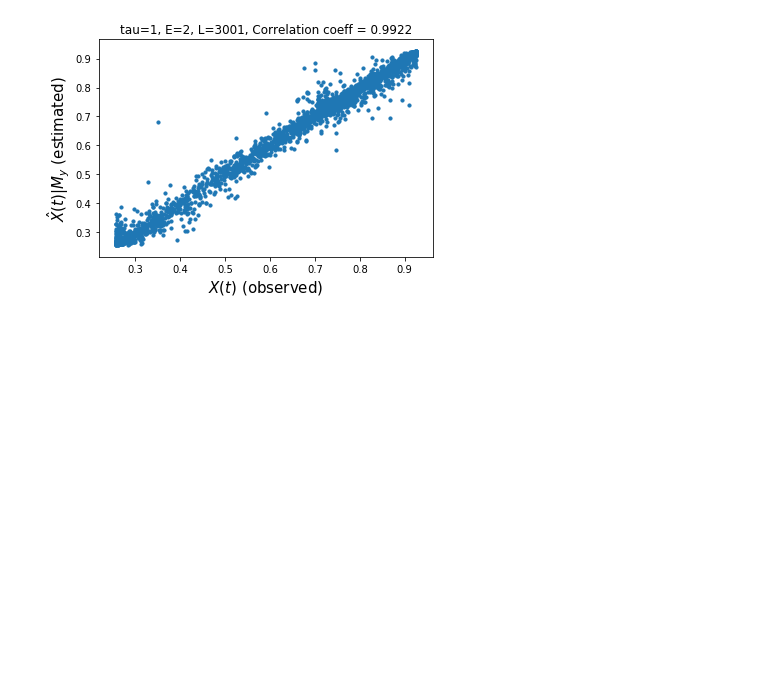
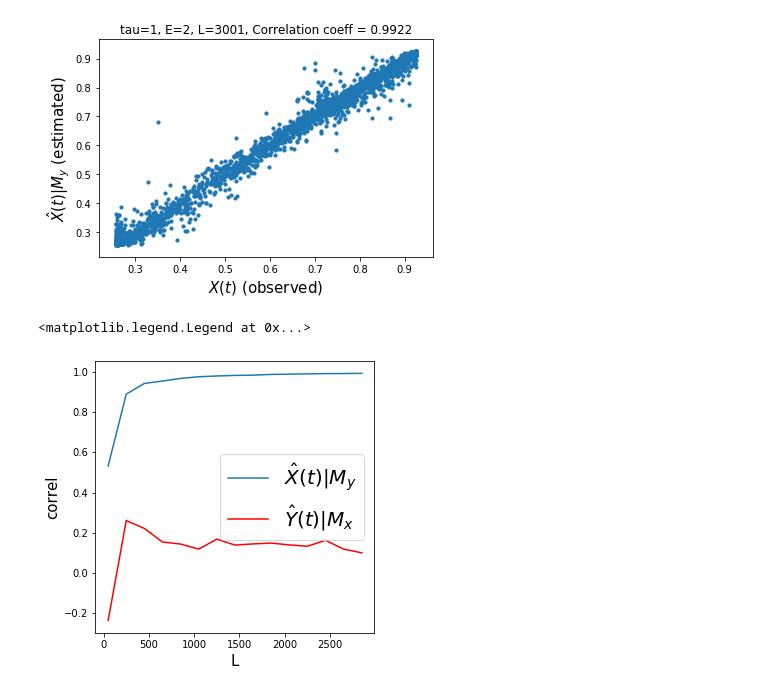
Before and after one commit to PrinceJavier/causal_ccm, a Jupyter notebook: usage_sample.ipynb, the cells around one changed output. Saved outputs shown, nothing was run; the diff lists cells and outputs as text; code cells hidden in the pictures; blank space fills up the shorter version.

Commit message:
added convergence

```diff
--- a/usage_sample.ipynb
+++ b/usage_sample.ipynb
@@ -99,3 +106,27 @@ ccm1.visualize_cross_mapping()
 ccm1.plot_ccm_correls()
 # %% [output]
 [figure]
+# %%
+# checking convergence
+# Looking at "convergence"
+L_range = range(50, 3000, 200) # L values to test
+tau = 1
+E = 2
+
+Xhat_My, Yhat_Mx = [], [] # correlation list
+for L in tqdm(L_range):
+    ccm_XY = ccm(X, Y, tau, E, L) # define new ccm object # Testing for X -> Y
+    ccm_YX = ccm(Y, X, tau, E, L) # define new ccm object # Testing for Y -> X
+    Xhat_My.append(ccm_XY.causality()[0])
+    Yhat_Mx.append(ccm_YX.causality()[0])
+
+# plot convergence as L->inf. Convergence is necessary to conclude causality
+plt.figure(figsize=(5,5))
+plt.plot(L_range, Xhat_My, label='$\hat{X}(t)|M_y$')
+plt.plot(L_range, Yhat_Mx, c='r', label='$\hat{Y}(t)|M_x$')
+plt.xlabel('L', size=15)
+plt.ylabel('correl', size=15)
+plt.legend(prop={'size': 20})
+# %% [output]
+<matplotlib.legend.Legend at 0x...>
+[figure, added]
```
Also changed, not shown: parts of 5 cells of this notebook.
